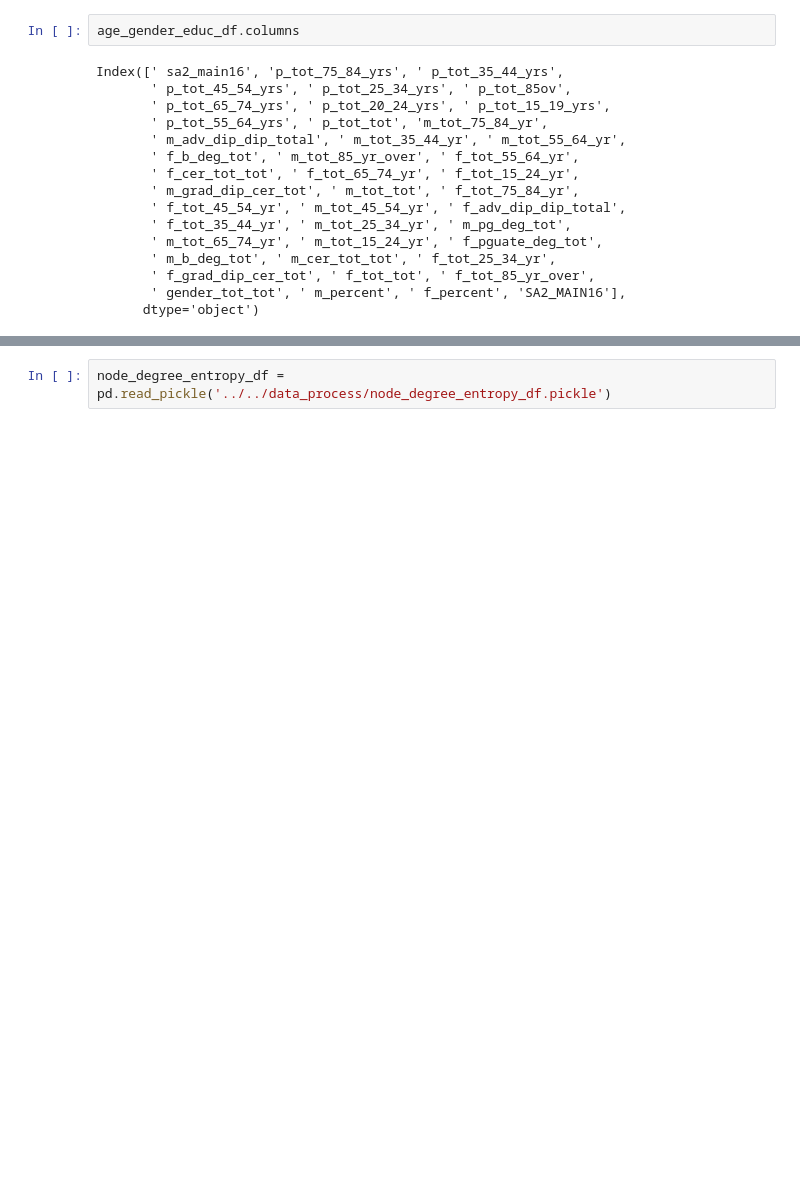
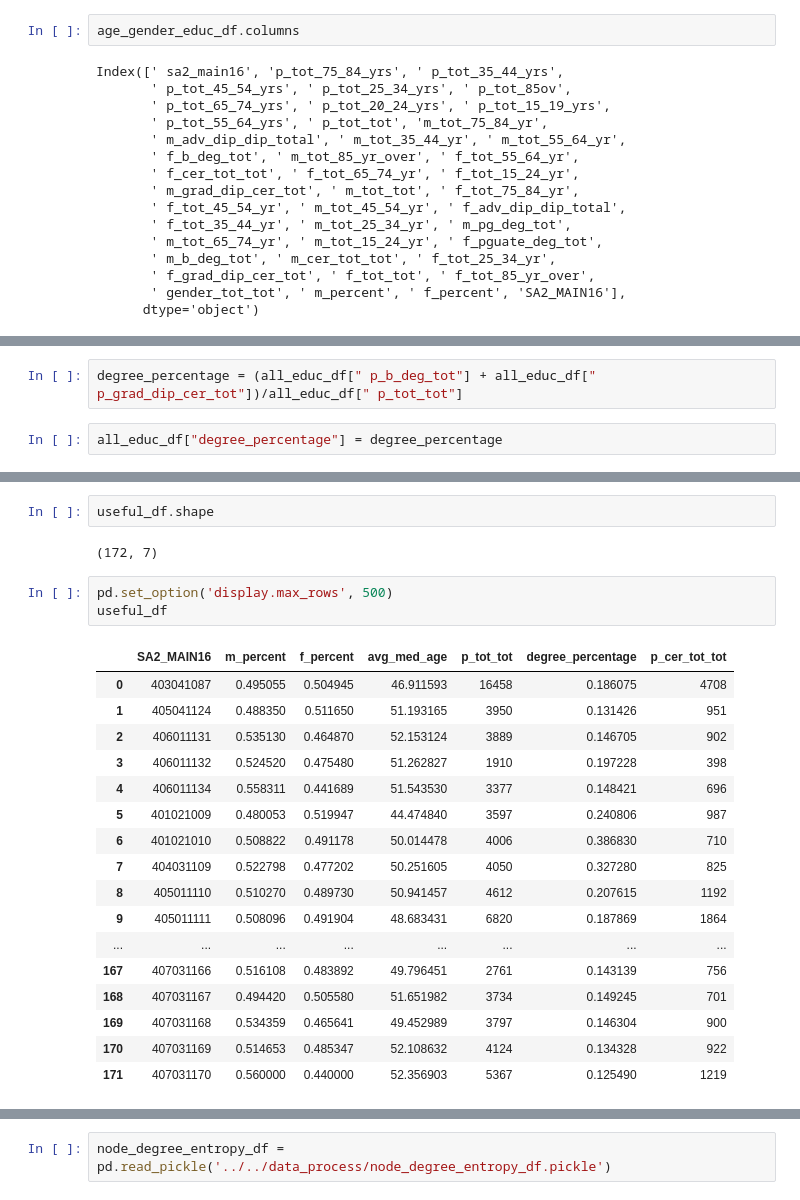
Before and after one commit to cjsyzwsh/South_Australia_Transport_Econ, a Jupyter notebook: notebooks/jason/3.4-social-economic_var_cleaning.ipynb, the cells around one changed output, grey strips where cells are left out. Drawn from its saved outputs; the diff is of its cells as text; blank space fills up the shorter version.

```diff
--- a/notebooks/jason/3.4-social-economic_var_cleaning.ipynb
+++ b/notebooks/jason/3.4-social-economic_var_cleaning.ipynb
@@ -183,0 +237,4 @@ Index([' sa2_main16', 'p_tot_75_84_yrs', ' p_tot_35_44_yrs',
+# %%
+degree_percentage = (all_educ_df[" p_b_deg_tot"] + all_educ_df[" p_grad_dip_cer_tot"])/all_educ_df[" p_tot_tot"]
+# %%
+all_educ_df["degree_percentage"] = degree_percentage
@@ -183,0 +263,25 @@ Index([' sa2_main16', 'p_tot_75_84_yrs', ' p_tot_35_44_yrs',
+# %%
+useful_df.shape
+# %% [output]
+(172, 7)
+# %%
+pd.set_option('display.max_rows', 500)
+useful_df
+# %% [output]
+|  | SA2_MAIN16 | m_percent | f_percent | avg_med_age | p_tot_tot | degree_percentage | p_cer_tot_tot |
+| 0 | 403041087 | 0.495055 | 0.504945 | 46.911593 | 16458 | 0.186075 | 4708 |
+| 1 | 405041124 | 0.488350 | 0.511650 | 51.193165 | 3950 | 0.131426 | 951 |
+| 2 | 406011131 | 0.535130 | 0.464870 | 52.153124 | 3889 | 0.146705 | 902 |
+| 3 | 406011132 | 0.524520 | 0.475480 | 51.262827 | 1910 | 0.197228 | 398 |
+| 4 | 406011134 | 0.558311 | 0.441689 | 51.543530 | 3377 | 0.148421 | 696 |
+| 5 | 401021009 | 0.480053 | 0.519947 | 44.474840 | 3597 | 0.240806 | 987 |
+| 6 | 401021010 | 0.508822 | 0.491178 | 50.014478 | 4006 | 0.386830 | 710 |
+| 7 | 404031109 | 0.522798 | 0.477202 | 50.251605 | 4050 | 0.327280 | 825 |
+| 8 | 405011110 | 0.510270 | 0.489730 | 50.941457 | 4612 | 0.207615 | 1192 |
+| 9 | 405011111 | 0.508096 | 0.491904 | 48.683431 | 6820 | 0.187869 | 1864 |
+| ... | ... | ... | ... | ... | ... | ... | ... |
+| 167 | 407031166 | 0.516108 | 0.483892 | 49.796451 | 2761 | 0.143139 | 756 |
+| 168 | 407031167 | 0.494420 | 0.505580 | 51.651982 | 3734 | 0.149245 | 701 |
+| 169 | 407031168 | 0.534359 | 0.465641 | 49.452989 | 3797 | 0.146304 | 900 |
+| 170 | 407031169 | 0.514653 | 0.485347 | 52.108632 | 4124 | 0.134328 | 922 |
+| 171 | 407031170 | 0.560000 | 0.440000 | 52.356903 | 5367 | 0.125490 | 1219 |
```
Also changed, not shown: parts of 19 cells of this notebook.
